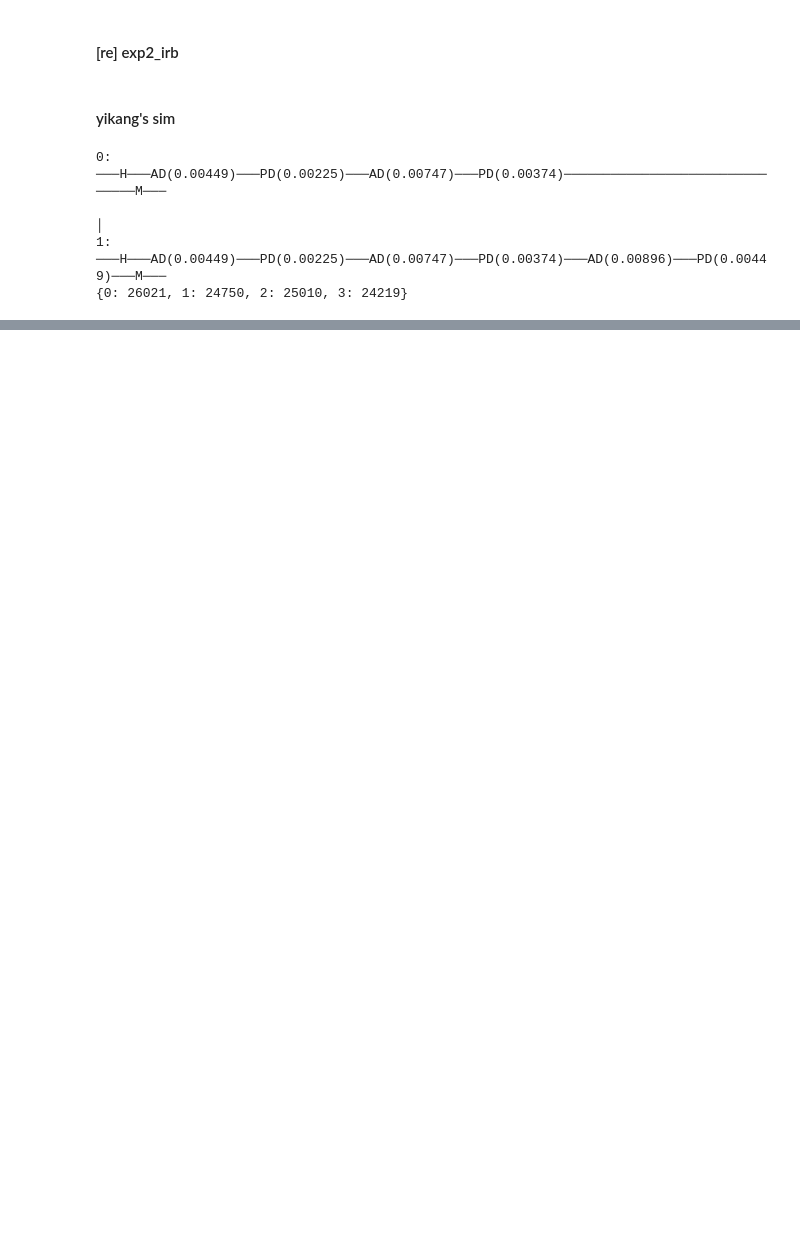
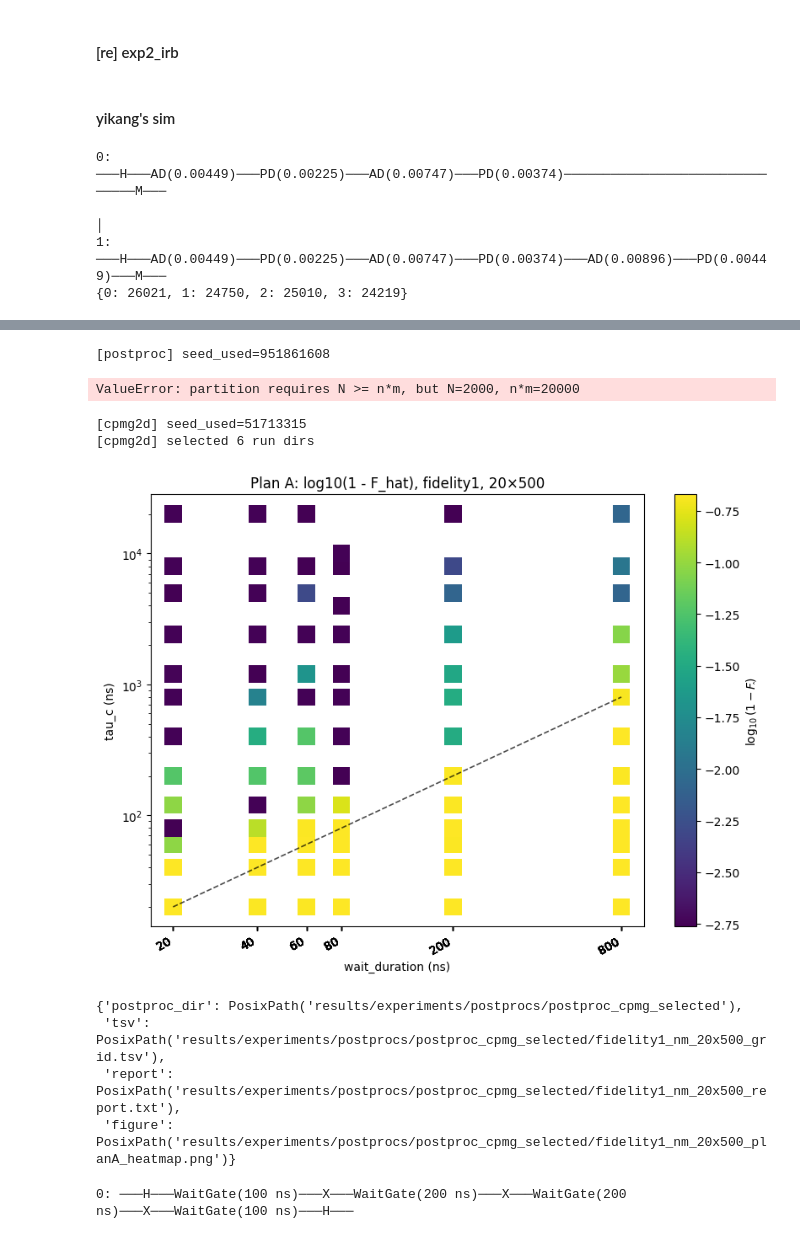
Before and after one commit to diaodaliuhe/cirq_project, a Jupyter notebook: mynotebooks0416/script.ipynb, the cells around one changed output, grey strips where cells are left out. Cells and saved outputs as stored; diff of their text form; code cells hidden in the pictures; blank space fills up the shorter version.

Commit message:
Project snapshot for Entropy submission

```diff
--- a/mynotebooks0416/script.ipynb
+++ b/mynotebooks0416/script.ipynb
@@ -2214,0 +2432,76 @@ print(dict(result))
+# %%
+from pathlib import Path
+
+from experiments.scripts import postprocess_exp1_raw
+
+run_dir = Path("/home/zhuhongxiang/cirq_project/results/experiment1/20260503-230533")
+
+paths = postprocess_exp1_raw(
+    run_dir,
+    n=50,
+    m=400,
+    title="nm5x40",
+)
+paths
+# %% [output]
+[postproc] seed_used=951861608
+ValueError: partition requires N >= n*m, but N=2000, n*m=20000
+# %%
+from pathlib import Path
+
+from experiments.scripts import postprocess_cpmg_2d
+
+postprocess_cpmg_2d(
+    exp_root="results/experiments",   # 输出会写到这里的 postprocs/
+    run_dirs=[
+        "/home/zhuhongxiang/cirq_project/results/experiment1/20260204-001039",
+        "/home/zhuhongxiang/cirq_project/results/experiment1/20260204-003441",
+        "/home/zhuhongxiang/cirq_project/results/experiment1/20260204-122757",
+        "/home/zhuhongxiang/cirq_project/results/experiment1/20260204-125110",
+        "/home/zhuhongxiang/cirq_project/results/experiment1/20260204-131150",
+        "/home/zhuhongxiang/cirq_project/results/experiment1/20260204-133357"
+    ],
+    n=20, m=500,
+    seed=51713315,
+    method="partition",
+    require_circuit_type="CPMG",
+    postproc_tag="cpmg_selected",
+)
+# %% [output]
+[cpmg2d] seed_used=51713315
+[cpmg2d] selected 6 run dirs
+[figure, added]
+{'postproc_dir': PosixPath('results/experiments/postprocs/postproc_cpmg_selected'),
+ 'tsv': PosixPath('results/experiments/postprocs/postproc_cpmg_selected/fidelity1_nm_20x500_grid.tsv'),
+ 'report': PosixPath('results/experiments/postprocs/postproc_cpmg_selected/fidelity1_nm_20x500_report.txt'),
+ 'figure': PosixPath('results/experiments/postprocs/postproc_cpmg_selected/fidelity1_nm_20x500_planA_heatmap.png')}
+# %%
+import cirq
+
+q0 = cirq.LineQubit(0)
+cpmg_c = cirq.Circuit(
+    cirq.H(q0),
+    cirq.WaitGate(duration=cirq.Duration(nanos=100)).on(q0),
+)
+
+block = cirq.Circuit(
+    cirq.X(q0),
+    cirq.WaitGate(duration=cirq.Duration(nanos=200)).on(q0),
+)
+
+cycles = 3
+
+for _ in range(cycles - 1):
+    cpmg_c += block
+
+tail = cirq.Circuit(
+    cirq.X(q0),
+    cirq.WaitGate(duration=cirq.Duration(nanos=100)).on(q0),
+    cirq.H(q0),
+)
+
+cpmg_c += tail
+
+print(cpmg_c)
+# %% [output]
+0: ───H───WaitGate(100 ns)───X───WaitGate(200 ns)───X───WaitGate(200 ns)───X───WaitGate(100 ns)───H───
```
Also changed, not shown: parts of 30 cells of this notebook, 22 other files.
